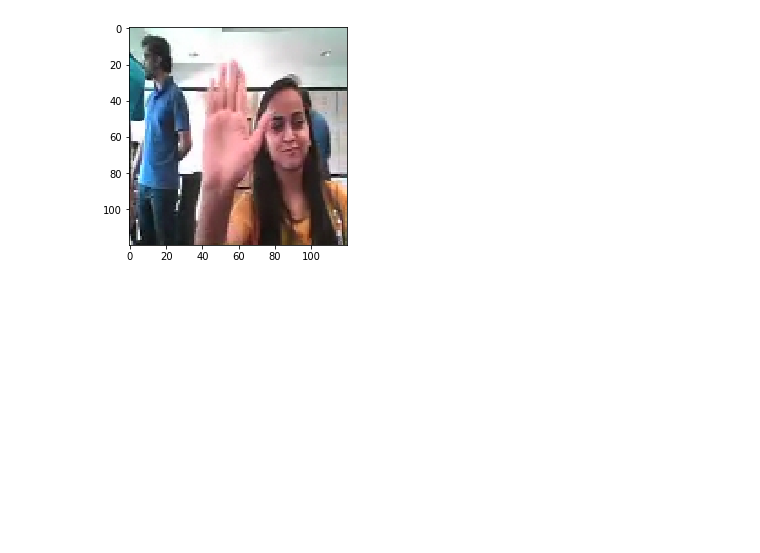
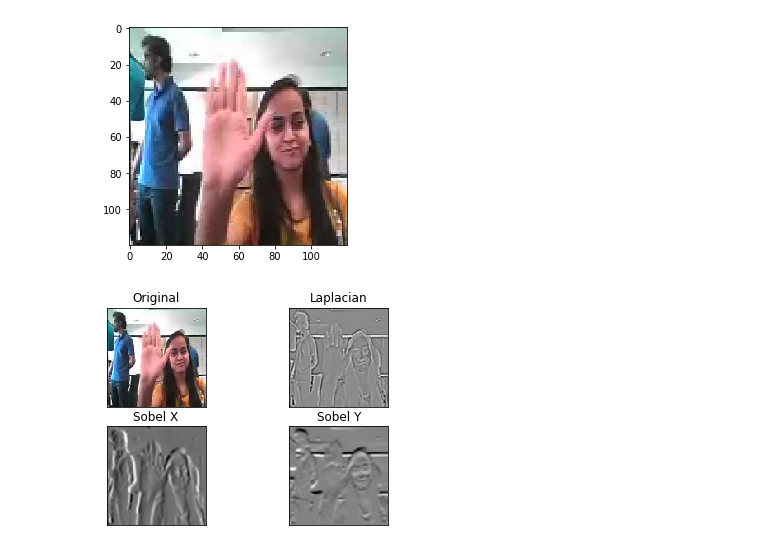
Before and after one commit to santhoshpkumar/hand-gesture-recognition-using-neural-networks, a Jupyter notebook: image_processing.ipynb, the cells around one changed output. Cells and saved outputs as stored; diff of their text form; code cells hidden in the pictures; blank space fills up the shorter version.

Commit message:
add sobel operator for preprocessing images

```diff
--- a/image_processing.ipynb
+++ b/image_processing.ipynb
@@ -343,3 +343,32 @@ plt.imshow(transform_image(resized))
 # %% [output]
 <matplotlib.image.AxesImage at 0x...>
 [figure]
+# %%
+# loading image
+img = cv2.imread('images/sample_160_120.png', cv2.IMREAD_COLOR)
+img = cv2.cvtColor(img, cv2.COLOR_BGR2RGB)
+resized = cv2.resize(img, (120,120), interpolation = cv2.INTER_AREA)
+
+# converting to gray scale
+gray = cv2.cvtColor(resized, cv2.COLOR_BGR2GRAY)
+
+# remove noise
+blur = cv2.GaussianBlur(gray,(3,3),0)
+
+# convolute with proper kernels
+laplacian = cv2.Laplacian(blur,cv2.CV_64F)
+sobelx = cv2.Sobel(blur,cv2.CV_64F,1,0,ksize=5)  # x
+sobely = cv2.Sobel(blur,cv2.CV_64F,0,1,ksize=5)  # y
+
+plt.subplot(2,2,1),plt.imshow(resized,cmap = 'gray')
+plt.title('Original'), plt.xticks([]), plt.yticks([])
+plt.subplot(2,2,2),plt.imshow(laplacian,cmap = 'gray')
+plt.title('Laplacian'), plt.xticks([]), plt.yticks([])
+plt.subplot(2,2,3),plt.imshow(sobelx,cmap = 'gray')
+plt.title('Sobel X'), plt.xticks([]), plt.yticks([])
+plt.subplot(2,2,4),plt.imshow(sobely,cmap = 'gray')
+plt.title('Sobel Y'), plt.xticks([]), plt.yticks([])
+
+plt.show()
+# %% [output]
+[figure, added]
```
Also changed, not shown: 1 other file.
